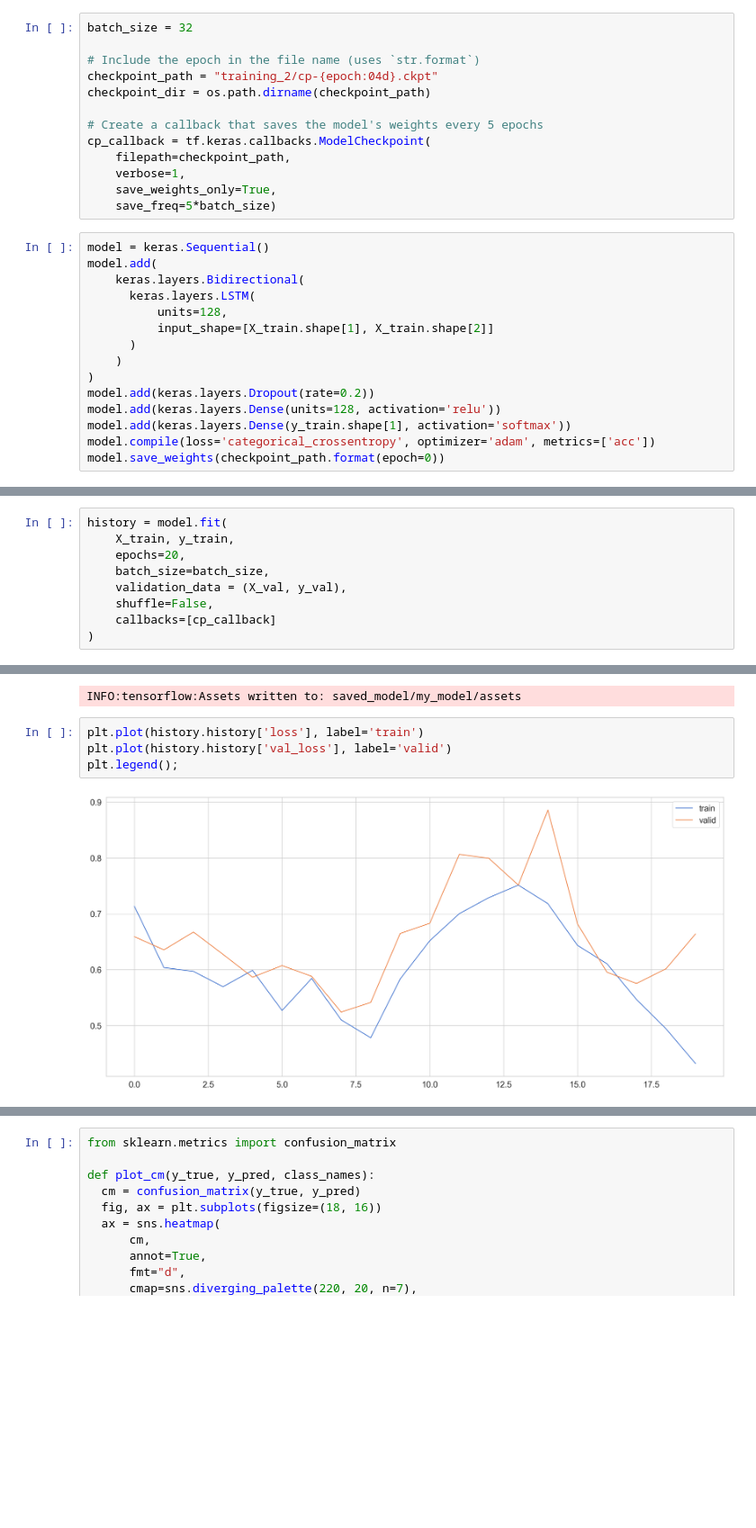
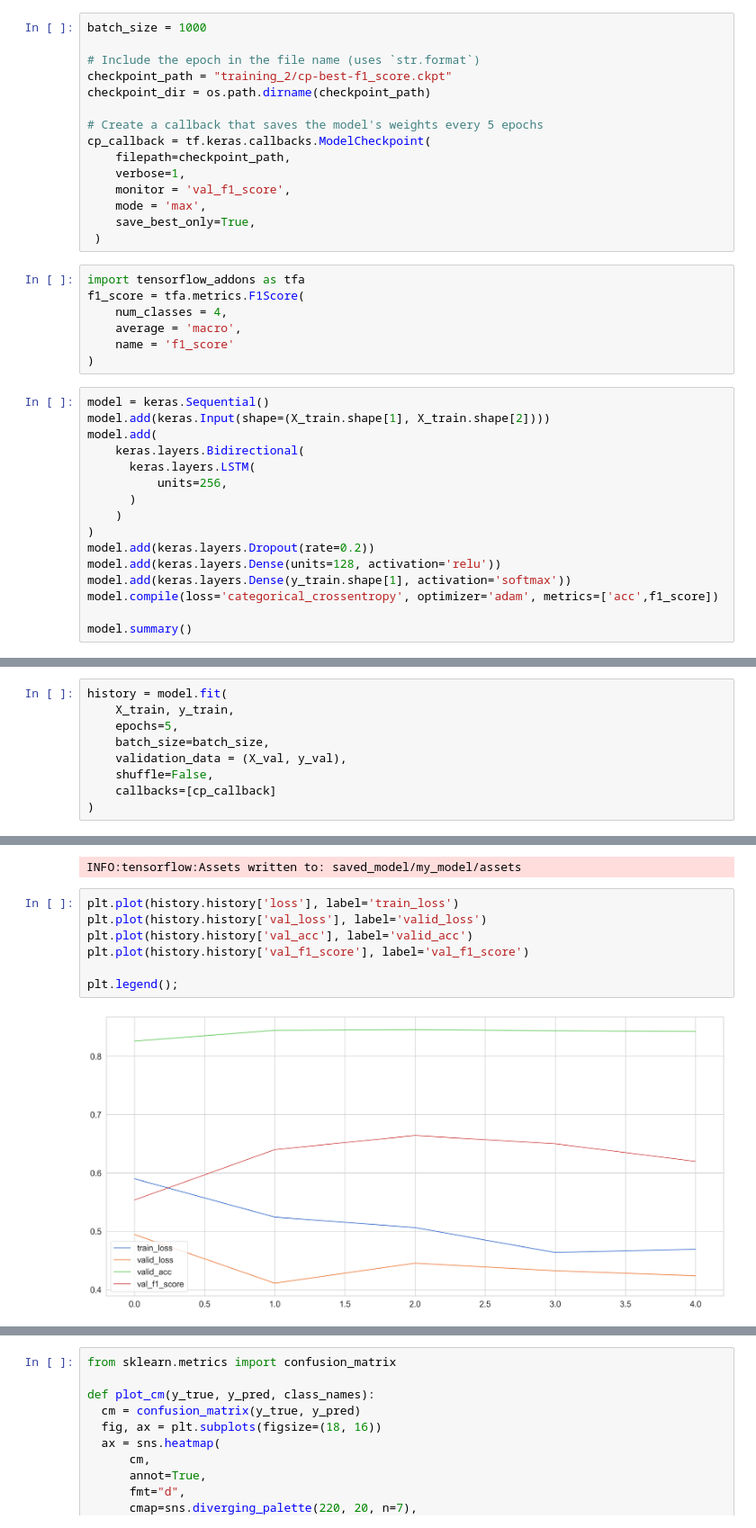
Before and after one commit to MoreBangForYourBuck/c2_competition, a Jupyter notebook: tensorflow_bi_LSTM.ipynb, the cells around one changed output, grey strips where cells are left out. Shown at 90% size. Saved outputs shown, nothing was run; the diff lists cells and outputs as text; blank space fills up the shorter version.

```diff
--- a/tensorflow_bi_LSTM.ipynb
+++ b/tensorflow_bi_LSTM.ipynb
@@ -187,28 +217,38 @@ print(X_train.shape, y_train.shape)
 # %%
-batch_size = 32
+batch_size = 1000
 
 # Include the epoch in the file name (uses `str.format`)
-checkpoint_path = "training_2/cp-{epoch:04d}.ckpt"
+checkpoint_path = "training_2/cp-best-f1_score.ckpt"
 checkpoint_dir = os.path.dirname(checkpoint_path)
 
 # Create a callback that saves the model's weights every 5 epochs
 cp_callback = tf.keras.callbacks.ModelCheckpoint(
     filepath=checkpoint_path,
     verbose=1,
-    save_weights_only=True,
-    save_freq=5*batch_size)
+    monitor = 'val_f1_score',
+    mode = 'max',
+    save_best_only=True,
+ )
+# %%
+import tensorflow_addons as tfa
+f1_score = tfa.metrics.F1Score(
+    num_classes = 4,
+    average = 'macro',
+    name = 'f1_score'
+)
 # %%
 model = keras.Sequential()
+model.add(keras.Input(shape=(X_train.shape[1], X_train.shape[2])))
 model.add(
     keras.layers.Bidirectional(
       keras.layers.LSTM(
-          units=128,
-          input_shape=[X_train.shape[1], X_train.shape[2]]
+          units=256,
       )
     )
 )
 model.add(keras.layers.Dropout(rate=0.2))
 model.add(keras.layers.Dense(units=128, activation='relu'))
 model.add(keras.layers.Dense(y_train.shape[1], activation='softmax'))
-model.compile(loss='categorical_crossentropy', optimizer='adam', metrics=['acc'])
-model.save_weights(checkpoint_path.format(epoch=0))
+model.compile(loss='categorical_crossentropy', optimizer='adam', metrics=['acc',f1_score])
+
+model.summary()
@@ -215,7 +274,7 @@ model.save_weights(checkpoint_path.format(epoch=0))
 # %%
 history = model.fit(
     X_train, y_train,
-    epochs=20,
+    epochs=5,
     batch_size=batch_size,
     validation_data = (X_val, y_val),
     shuffle=False,
@@ -250,8 +314,11 @@ WARNING:absl:Found untraced functions such as lstm_cell_1_layer_call_fn, lstm_ce
 INFO:tensorflow:Assets written to: saved_model/my_model/assets
 INFO:tensorflow:Assets written to: saved_model/my_model/assets
 # %%
-plt.plot(history.history['loss'], label='train')
-plt.plot(history.history['val_loss'], label='valid')
+plt.plot(history.history['loss'], label='train_loss')
+plt.plot(history.history['val_loss'], label='valid_loss')
+plt.plot(history.history['val_acc'], label='valid_acc')
+plt.plot(history.history['val_f1_score'], label='val_f1_score')
+
 plt.legend();
 # %% [output]
-[figure, old version]
+[figure, new version]
```
Also changed, not shown: parts of 18 cells of this notebook, 20 other files.
